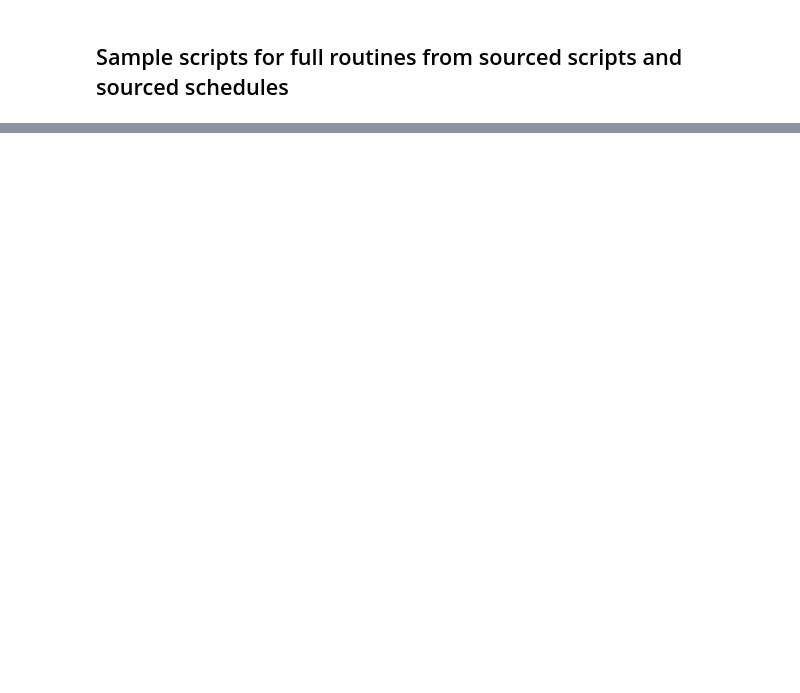
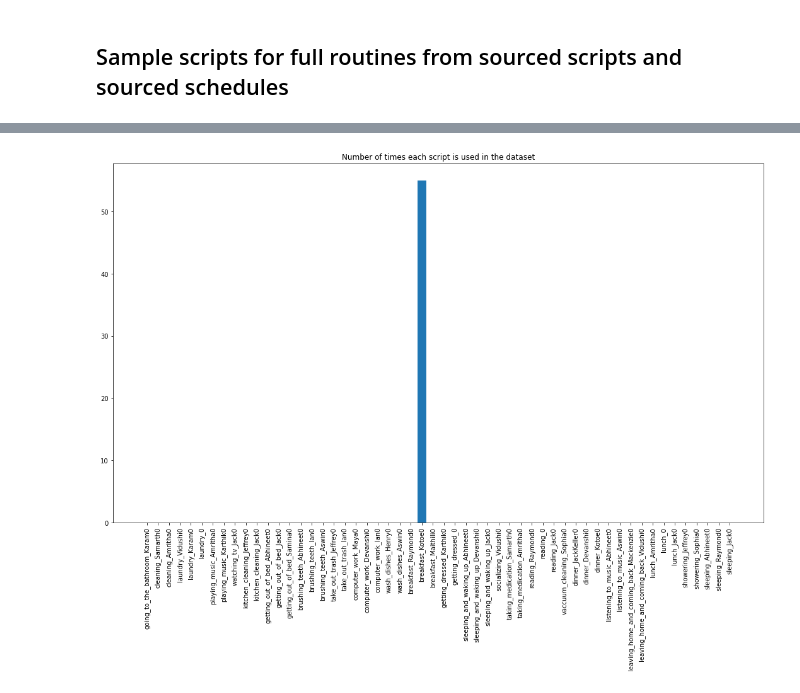
Before and after one commit to Maithili/RoutinesDataCollection, a Jupyter notebook: routines/SampleRoutinesFromData.ipynb, the cells around one changed output, grey strips where cells are left out. Saved outputs shown, nothing was run; the diff lists cells and outputs as text; code cells hidden in the pictures; blank space fills up the shorter version.

```diff
--- a/routines/SampleRoutinesFromData.ipynb
+++ b/routines/SampleRoutinesFromData.ipynb
@@ -369,10 +393,12 @@ for routine_num in range(info['num_test_routines']):
 # %%
 import matplotlib.pyplot as plt
 fig, ax = plt.subplots()
 fig.set_size_inches(18.5, 10.5)
 ax.bar(scripts_used.keys(), scripts_used.values())
 _ = plt.xticks(rotation=90)
-ax.set_title('Number of times each script is used in the dataset')
+_ = ax.set_title('Number of times each script is used in the dataset')
+# %% [output]
+[figure, added]
 # %%
 
 
```
Also changed, not shown: parts of 7 cells of this notebook, 2 other files.
